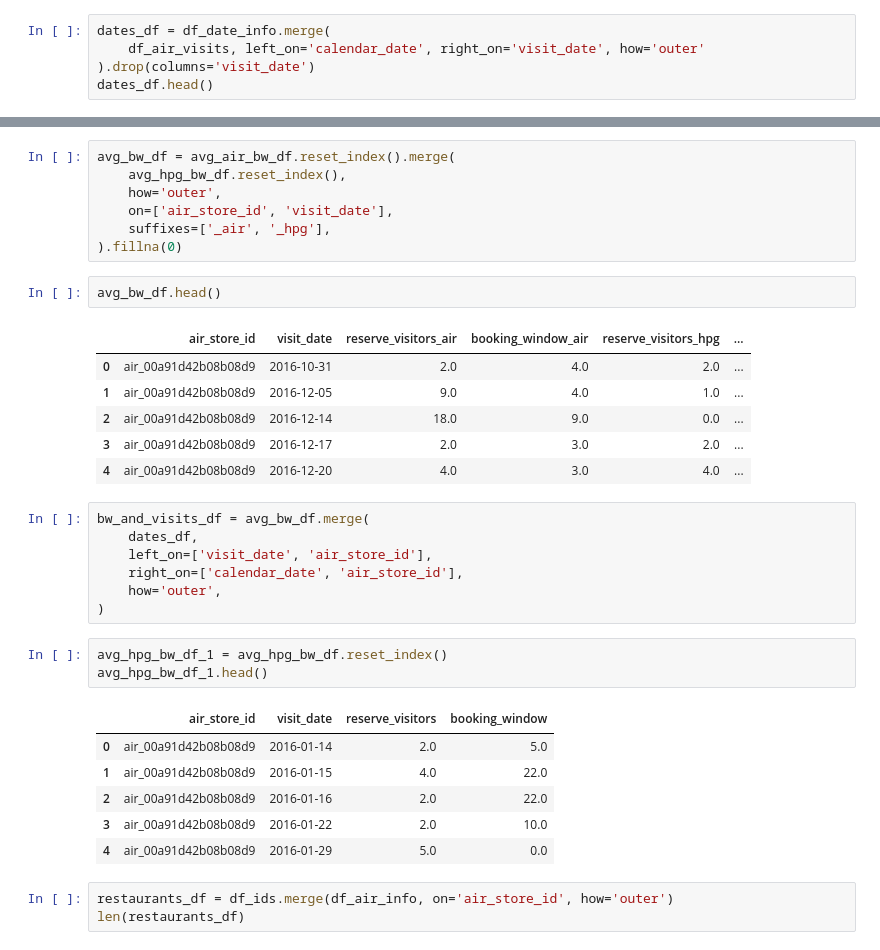
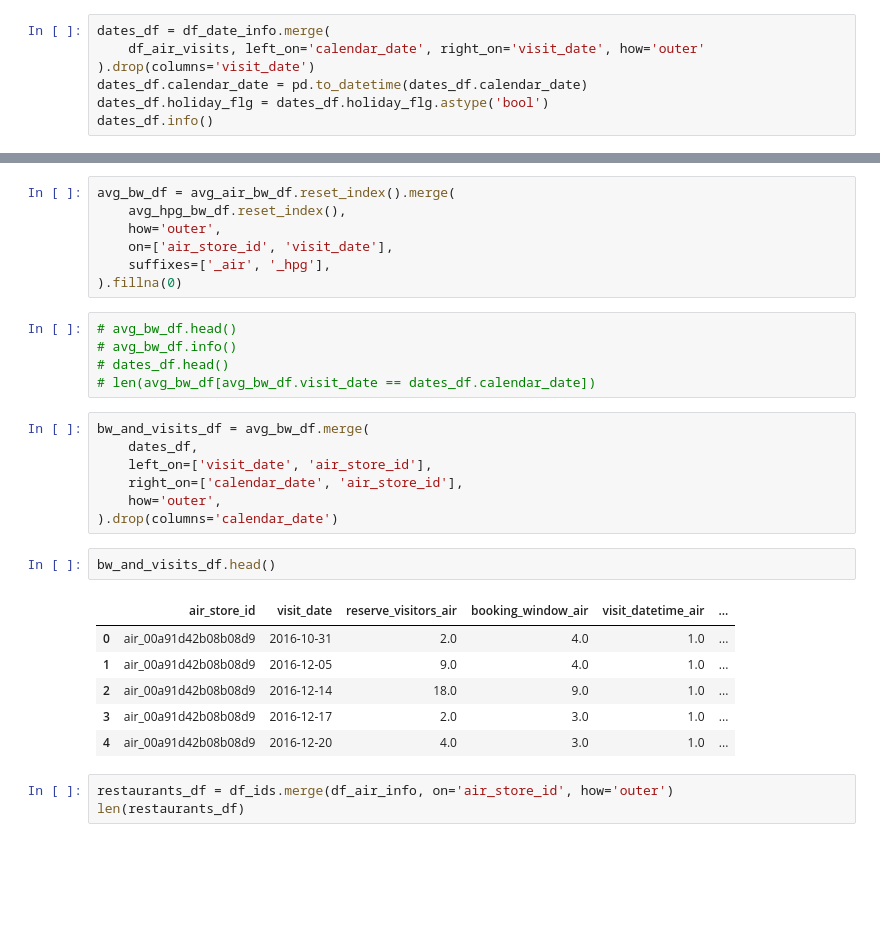
Before and after one commit to AlexShein/just_code, a Jupyter notebook: Kaggle/Restaurants/kernel.ipynb, the cells around one changed output, grey strips where cells are left out. Drawn from its saved outputs; the diff is of its cells as text; blank space fills up the shorter version.

Commit message:
Combined dates info, actual visits and reservations into single df

```diff
--- a/Kaggle/Restaurants/kernel.ipynb
+++ b/Kaggle/Restaurants/kernel.ipynb
@@ -32,5 +32,7 @@ df_date_info.head()
 dates_df = df_date_info.merge(
     df_air_visits, left_on='calendar_date', right_on='visit_date', how='outer'
 ).drop(columns='visit_date')
-dates_df.head()
+dates_df.calendar_date = pd.to_datetime(dates_df.calendar_date)
+dates_df.holiday_flg = dates_df.holiday_flg.astype('bool')
+dates_df.info()
 # %% [output]
@@ -177,32 +183,27 @@ avg_bw_df = avg_air_bw_df.reset_index().merge(
     on=['air_store_id', 'visit_date'],
     suffixes=['_air', '_hpg'],
 ).fillna(0)
+# %%
+# avg_bw_df.head()
+# avg_bw_df.info()
+# dates_df.head()
+# len(avg_bw_df[avg_bw_df.visit_date == dates_df.calendar_date])
+# %%
+bw_and_visits_df = avg_bw_df.merge(
+    dates_df,
+    left_on=['visit_date', 'air_store_id'],
+    right_on=['calendar_date', 'air_store_id'],
+    how='outer',
+).drop(columns='calendar_date')
 # %%
-avg_bw_df.head()
+bw_and_visits_df.head()
 # %% [output]
-|  | air_store_id | visit_date | reserve_visitors_air | booking_window_air | reserve_visitors_hpg | ... |
-| 0 | air_00a91d42b08b08d9 | 2016-10-31 | 2.0 | 4.0 | 2.0 | ... |
+|  | air_store_id | visit_date | reserve_visitors_air | booking_window_air | visit_datetime_air | ... |
+| 0 | air_00a91d42b08b08d9 | 2016-10-31 | 2.0 | 4.0 | 1.0 | ... |
 | 1 | air_00a91d42b08b08d9 | 2016-12-05 | 9.0 | 4.0 | 1.0 | ... |
-| 2 | air_00a91d42b08b08d9 | 2016-12-14 | 18.0 | 9.0 | 0.0 | ... |
-| 3 | air_00a91d42b08b08d9 | 2016-12-17 | 2.0 | 3.0 | 2.0 | ... |
-| 4 | air_00a91d42b08b08d9 | 2016-12-20 | 4.0 | 3.0 | 4.0 | ... |
+| 2 | air_00a91d42b08b08d9 | 2016-12-14 | 18.0 | 9.0 | 1.0 | ... |
+| 3 | air_00a91d42b08b08d9 | 2016-12-17 | 2.0 | 3.0 | 1.0 | ... |
+| 4 | air_00a91d42b08b08d9 | 2016-12-20 | 4.0 | 3.0 | 1.0 | ... |
-# %%
-bw_and_visits_df = avg_bw_df.merge(
-    dates_df,
-    left_on=['visit_date', 'air_store_id'],
-    right_on=['calendar_date', 'air_store_id'],
-    how='outer',
-)
-# %%
-avg_hpg_bw_df_1 = avg_hpg_bw_df.reset_index()
-avg_hpg_bw_df_1.head()
-# %% [output]
-|  | air_store_id | visit_date | reserve_visitors | booking_window |
-| 0 | air_00a91d42b08b08d9 | 2016-01-14 | 2.0 | 5.0 |
-| 1 | air_00a91d42b08b08d9 | 2016-01-15 | 4.0 | 22.0 |
-| 2 | air_00a91d42b08b08d9 | 2016-01-16 | 2.0 | 22.0 |
-| 3 | air_00a91d42b08b08d9 | 2016-01-22 | 2.0 | 10.0 |
-| 4 | air_00a91d42b08b08d9 | 2016-01-29 | 5.0 | 0.0 |
 # %%
 restaurants_df = df_ids.merge(df_air_info, on='air_store_id', how='outer')
 len(restaurants_df)
```
Also changed, not shown: parts of 14 cells of this notebook.
